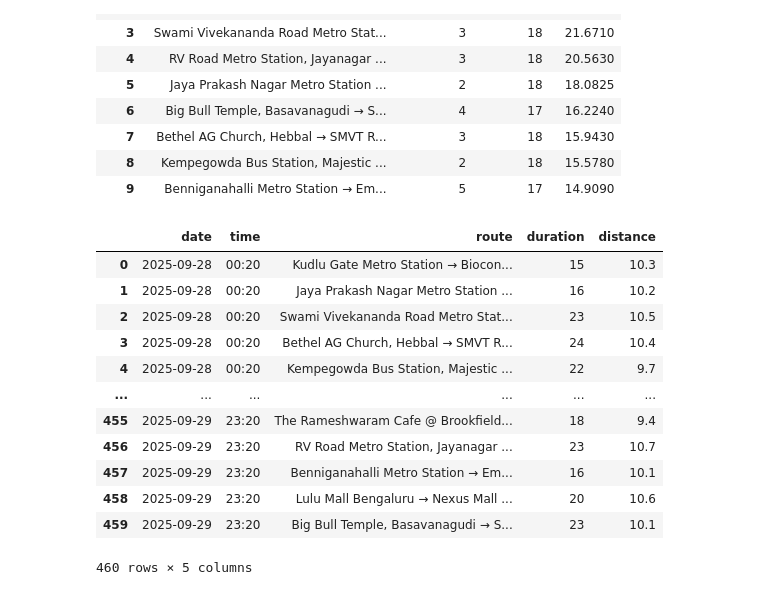
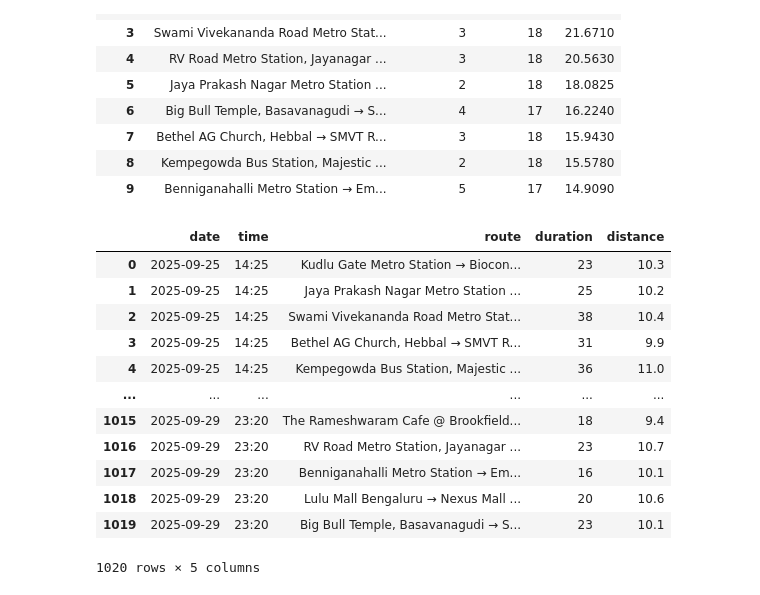
Before and after one commit to thecont1/blr-traffic-monitor, a Jupyter notebook: traffic_visual.ipynb, the cells around one changed output. Drawn from its saved outputs; the diff is of its cells as text; code cells hidden in the pictures.

```diff
--- a/traffic_visual.ipynb
+++ b/traffic_visual.ipynb
@@ -278,25 +278,25 @@ def plot_traffic_square(df_incoming, height='square'):
 # %%
-filter_string = "date >= '2025-09-28'"
+filter_string = "date >= '2025-09-25'"
 
 df_incoming = df.query(filter_string).copy()
 df_incoming['route'] = df_incoming['route_code'].\
     apply(lambda r: f"{locate(r.split('|')[0])} \u2192 {locate(r.split('|')[1])}")
 df_incoming = df_incoming[['date', 'time', 'route', 'duration', 'distance']].\
     reset_index(drop=True)
 
 display(df_incoming)
 # %% [output]
 |  | date | time | route | duration | distance |
-| 0 | 2025-09-28 | 00:20 | Kudlu Gate Metro Station → Biocon... | 15 | 10.3 |
-| 1 | 2025-09-28 | 00:20 | Jaya Prakash Nagar Metro Station ... | 16 | 10.2 |
-| 2 | 2025-09-28 | 00:20 | Swami Vivekananda Road Metro Stat... | 23 | 10.5 |
-| 3 | 2025-09-28 | 00:20 | Bethel AG Church, Hebbal → SMVT R... | 24 | 10.4 |
-| 4 | 2025-09-28 | 00:20 | Kempegowda Bus Station, Majestic ... | 22 | 9.7 |
+| 0 | 2025-09-25 | 14:25 | Kudlu Gate Metro Station → Biocon... | 23 | 10.3 |
+| 1 | 2025-09-25 | 14:25 | Jaya Prakash Nagar Metro Station ... | 25 | 10.2 |
+| 2 | 2025-09-25 | 14:25 | Swami Vivekananda Road Metro Stat... | 38 | 10.4 |
+| 3 | 2025-09-25 | 14:25 | Bethel AG Church, Hebbal → SMVT R... | 31 | 9.9 |
+| 4 | 2025-09-25 | 14:25 | Kempegowda Bus Station, Majestic ... | 36 | 11.0 |
 | ... | ... | ... | ... | ... | ... |
-| 455 | 2025-09-29 | 23:20 | The Rameshwaram Cafe @ Brookfield... | 18 | 9.4 |
-| 456 | 2025-09-29 | 23:20 | RV Road Metro Station, Jayanagar ... | 23 | 10.7 |
-| 457 | 2025-09-29 | 23:20 | Benniganahalli Metro Station → Em... | 16 | 10.1 |
-| 458 | 2025-09-29 | 23:20 | Lulu Mall Bengaluru → Nexus Mall ... | 20 | 10.6 |
-| 459 | 2025-09-29 | 23:20 | Big Bull Temple, Basavanagudi → S... | 23 | 10.1 |
+| 1015 | 2025-09-29 | 23:20 | The Rameshwaram Cafe @ Brookfield... | 18 | 9.4 |
+| 1016 | 2025-09-29 | 23:20 | RV Road Metro Station, Jayanagar ... | 23 | 10.7 |
+| 1017 | 2025-09-29 | 23:20 | Benniganahalli Metro Station → Em... | 16 | 10.1 |
+| 1018 | 2025-09-29 | 23:20 | Lulu Mall Bengaluru → Nexus Mall ... | 20 | 10.6 |
+| 1019 | 2025-09-29 | 23:20 | Big Bull Temple, Basavanagudi → S... | 23 | 10.1 |
-460 rows × 5 columns
+1020 rows × 5 columns
 # %%
```
Also changed, not shown: parts of 4 cells of this notebook.
